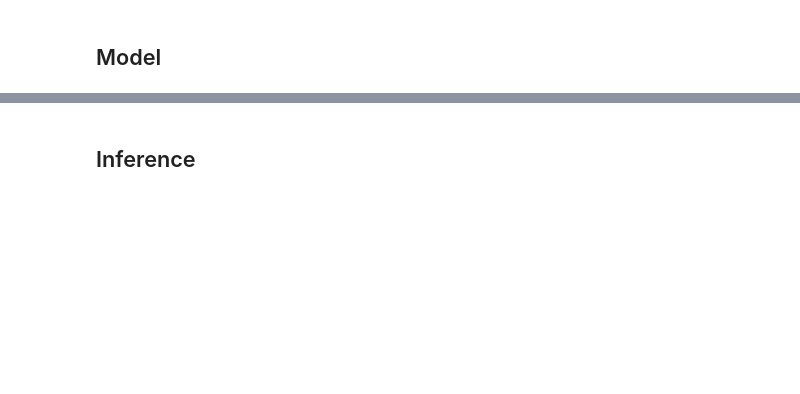
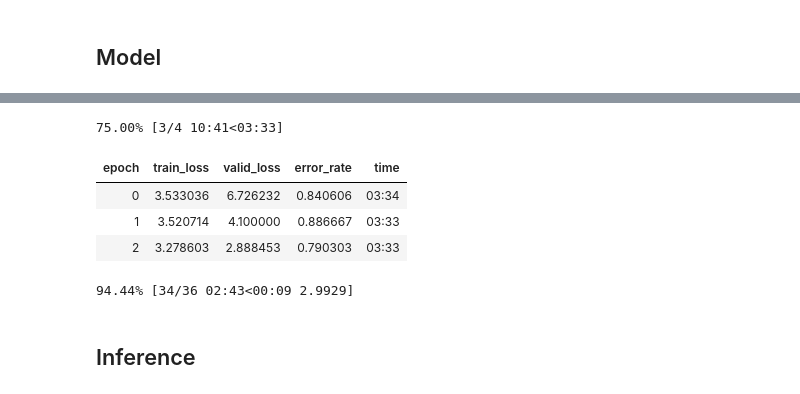
Before and after one commit to SudhakarAnemu/AI-DS-ML-DL-, a Jupyter notebook: ML/ImagePrediction/jsfastai-starter.ipynb, the cells around one changed output, grey strips where cells are left out. Drawn from its saved outputs; the diff is of its cells as text; code cells hidden in the pictures; blank space fills up the shorter version.

```diff
--- a/ML/ImagePrediction/jsfastai-starter.ipynb
+++ b/ML/ImagePrediction/jsfastai-starter.ipynb
@@ -82,0 +77,3 @@ DATA_DIR = Path('data')
+# %%
+DATA_DIR = Path('datakaggle')
+print("Data Dir(DATA_DIR): ", DATA_DIR)
@@ -95,4 +99,5 @@ data.show_batch(rows=3, figsize=(7,6))
 # %% [markdown]
 ## Model
 # %%
-learn = cnn_learner(data, models.resnet18, pretrained=False, metrics=accuracy)
+learn = cnn_learner(data, models.resnet50, pretrained=True, metrics=error_rate)
+print("Learn - Done")
@@ -105,2 +139,11 @@ learn.recorder.plot()
 # %%
-learn.fit_one_cycle(4, 3e-3)
+# learn.fit_one_cycle(4, 3e-3)
+# %%
+learn.fit_one_cycle(4, 1e-01)
+# %% [output]
+75.00% [3/4 10:41<03:33]
+| epoch | train_loss | valid_loss | error_rate | time |
+| 0 | 3.533036 | 6.726232 | 0.840606 | 03:34 |
+| 1 | 3.520714 | 4.100000 | 0.886667 | 03:33 |
+| 2 | 3.278603 | 2.888453 | 0.790303 | 03:33 |
+94.44% [34/36 02:43<00:09 2.9929]
```
Also changed, not shown: parts of 22 cells of this notebook.
